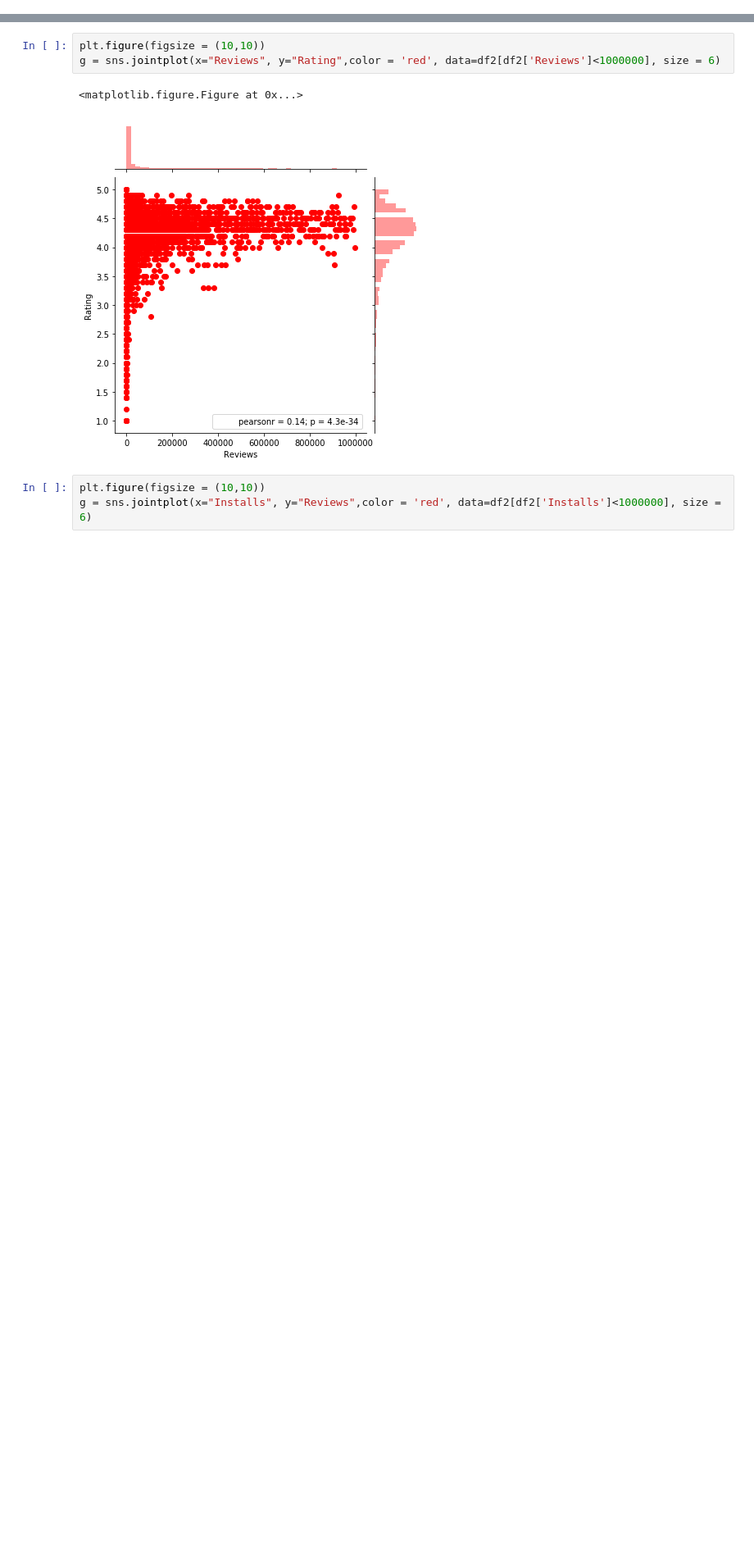
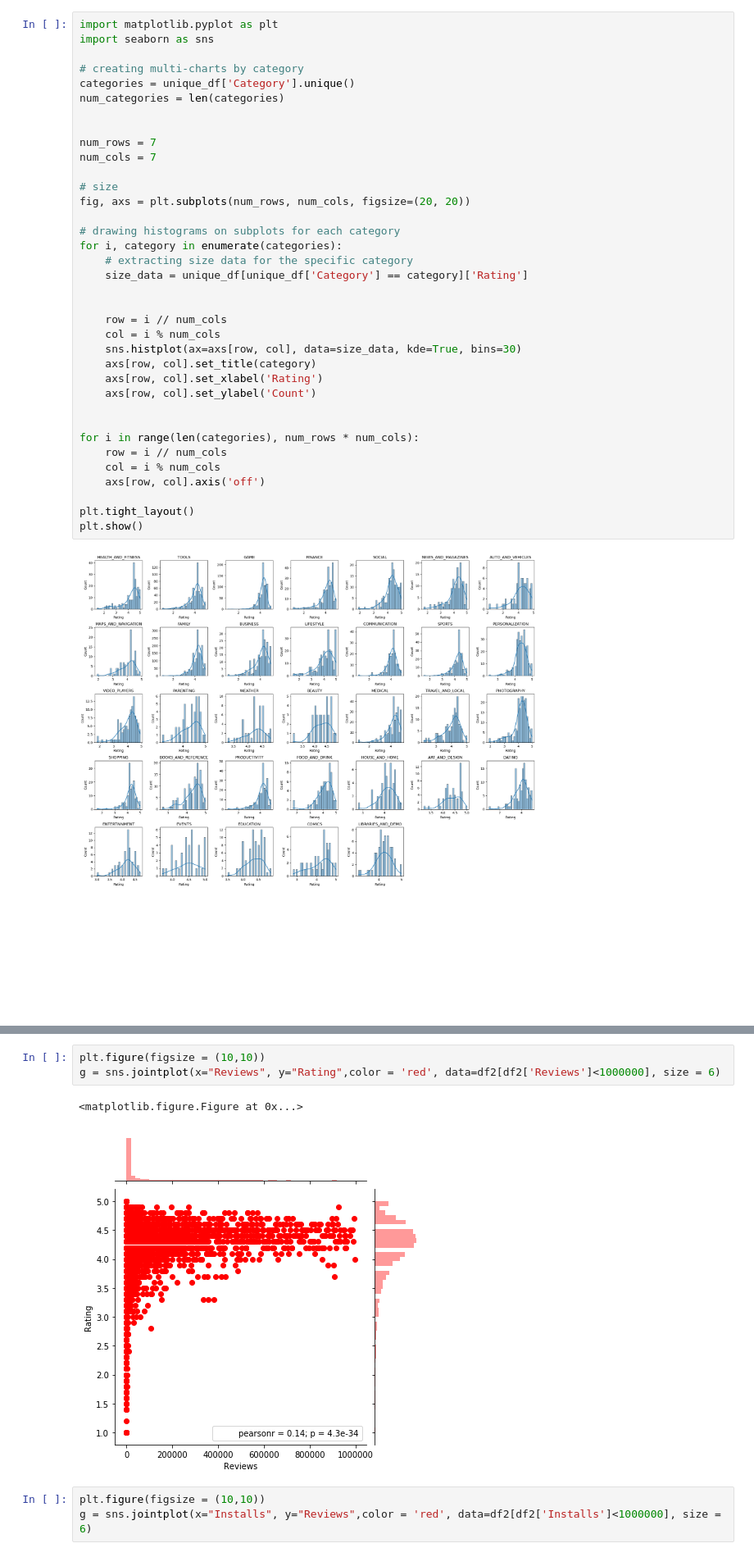
Before and after one commit to jungnlee/python, a Jupyter notebook: googleplaystore.ipynb, the cells around one changed output, grey strips where cells are left out. Shown at 82% size. Saved outputs shown, nothing was run; the diff lists cells and outputs as text; blank space fills up the shorter version.

```diff
--- a/googleplaystore.ipynb
+++ b/googleplaystore.ipynb
@@ -701,0 +304,38 @@ g = sns.jointplot(x="Installs", y="Reviews",color = 'red', data=df2[df2['Install
+# %%
+import matplotlib.pyplot as plt
+import seaborn as sns
+
+# creating multi-charts by category
+categories = unique_df['Category'].unique()
+num_categories = len(categories)
+
+
+num_rows = 7
+num_cols = 7
+
+# size
+fig, axs = plt.subplots(num_rows, num_cols, figsize=(20, 20))
+
+# drawing histograms on subplots for each category
+for i, category in enumerate(categories):
+    # extracting size data for the specific category
+    size_data = unique_df[unique_df['Category'] == category]['Rating']
+
+
+    row = i // num_cols
+    col = i % num_cols
+    sns.histplot(ax=axs[row, col], data=size_data, kde=True, bins=30)
+    axs[row, col].set_title(category)
+    axs[row, col].set_xlabel('Rating')
+    axs[row, col].set_ylabel('Count')
+
+
+for i in range(len(categories), num_rows * num_cols):
+    row = i // num_cols
+    col = i % num_cols
+    axs[row, col].axis('off')
+
+plt.tight_layout()
+plt.show()
+# %% [output]
+[figure, added]
```
Also changed, not shown: parts of 124 cells of this notebook.
